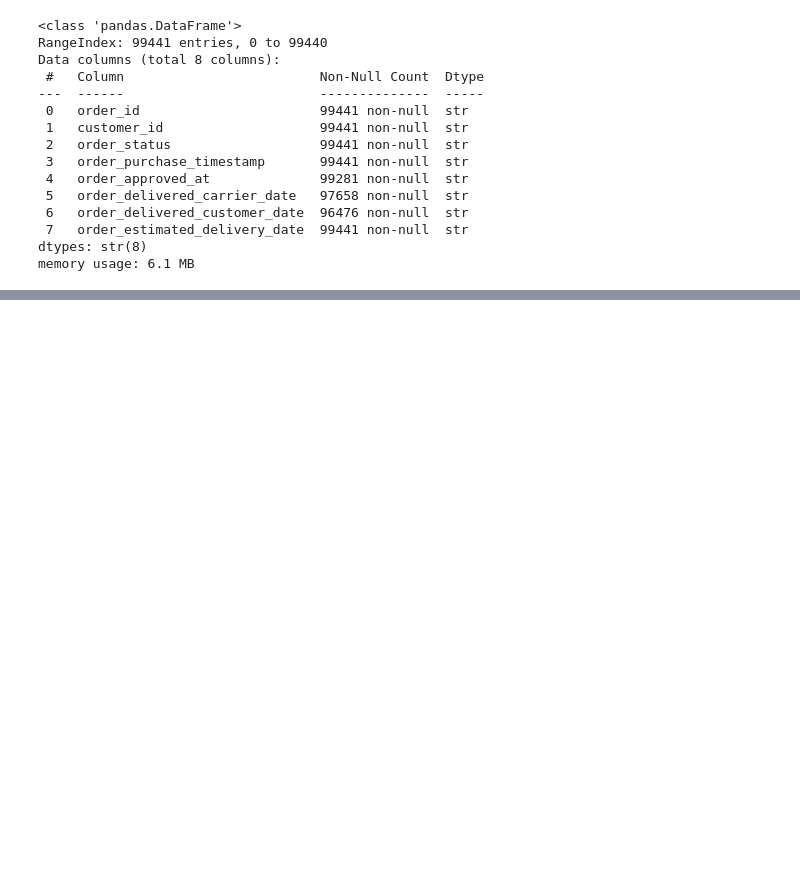
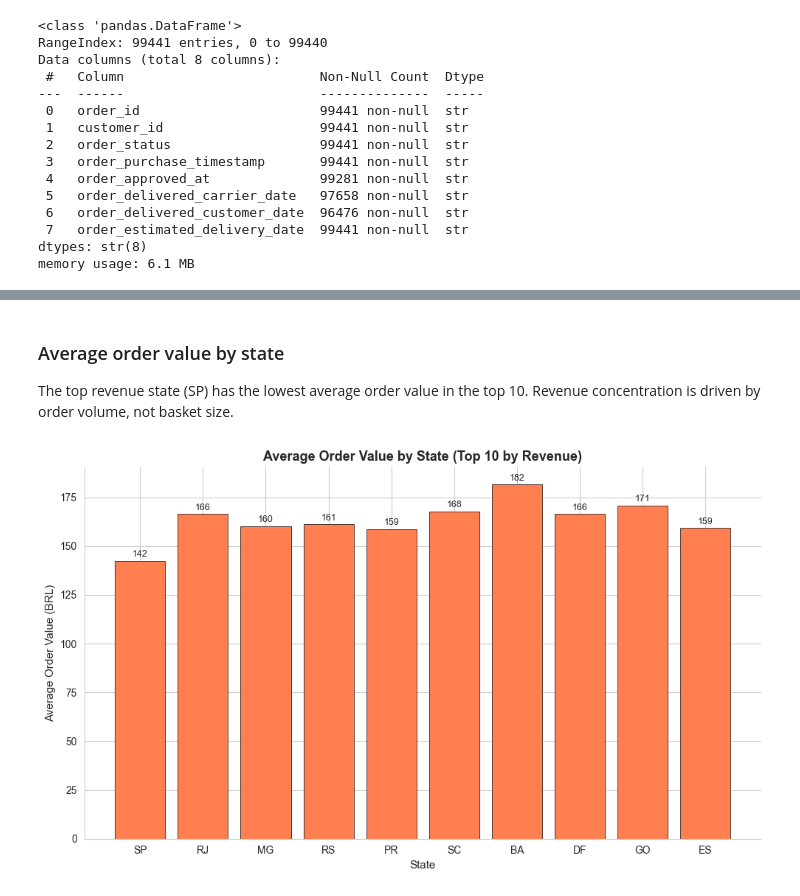
Before and after one commit to szymonpasieka84-art/olist-ecommerce-analysis, a Jupyter notebook: 01_exploration.ipynb, the cells around one changed output, grey strips where cells are left out. Drawn from its saved outputs; the diff is of its cells as text; code cells hidden in the pictures; blank space fills up the shorter version.

```diff
--- a/01_exploration.ipynb
+++ b/01_exploration.ipynb
@@ -90,0 +82,13 @@ memory usage: 6.1 MB
+# %%
+date_cols = [
+    'order_purchase_timestamp',
+    'order_approved_at',
+    'order_delivered_carrier_date',
+    'order_delivered_customer_date',
+    'order_estimated_delivery_date'
+]
+
+for col in date_cols:
+    orders[col] = pd.to_datetime(orders[col])
+
+orders.info()
@@ -90,0 +216,26 @@ memory usage: 6.1 MB
+# %% [markdown]
+### Average order value by state
+The top revenue state (SP) has the lowest average order value in the top 10.
+Revenue concentration is driven by order volume, not basket size.
+# %%
+# Same top 10, different metric
+fig, ax = plt.subplots()
+bars = ax.bar(top_10['customer_state'], top_10['avg_order_value'],
+              color='coral', edgecolor='black', linewidth=0.5)
+
+ax.set_xlabel('State', fontsize=11)
+ax.set_ylabel('Average Order Value (BRL)', fontsize=11)
+ax.set_title('Average Order Value by State (Top 10 by Revenue)', fontsize=13, fontweight='bold')
+
+for bar in bars:
+    height = bar.get_height()
+    ax.text(bar.get_x() + bar.get_width()/2, height + 1,
+            f'{height:.0f}', ha='center', va='bottom', fontsize=9)
+
+ax.spines['top'].set_visible(False)
+ax.spines['right'].set_visible(False)
+
+plt.tight_layout()
+plt.show()
+# %% [output]
+[figure, added]
```
Also changed, not shown: parts of 12 cells of this notebook.
